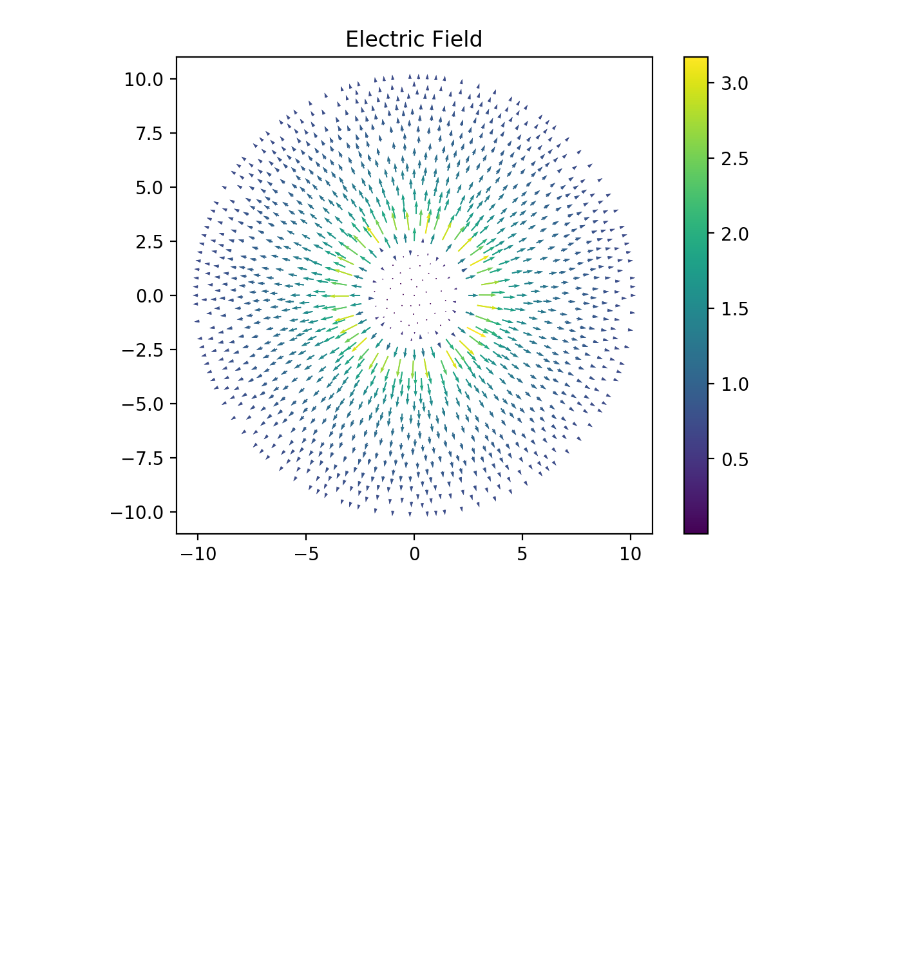
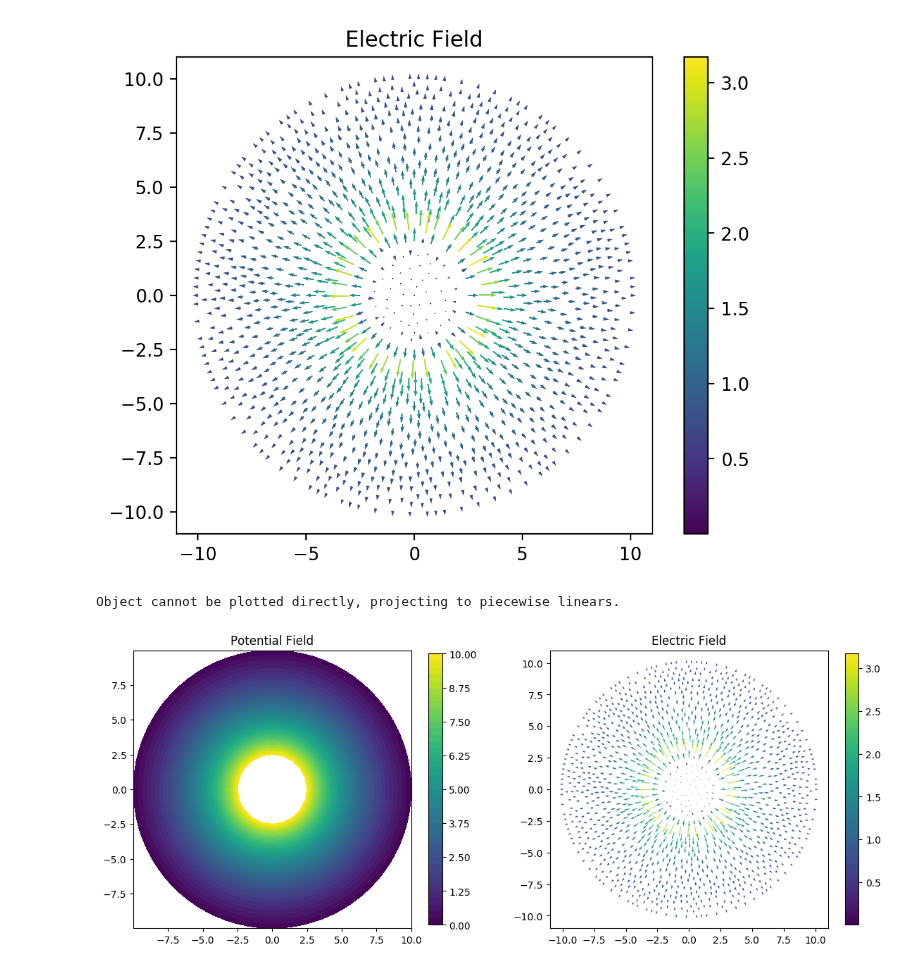
Before and after one commit to emmanuellfc/EM_Tufts_Fall2023, a Jupyter notebook: CoaxialCable_DEV.ipynb, the cells around one changed output. Saved outputs shown, nothing was run; the diff lists cells and outputs as text; code cells hidden in the pictures; blank space fills up the shorter version.

```diff
--- a/CoaxialCable_DEV.ipynb
+++ b/CoaxialCable_DEV.ipynb
@@ -6,6 +6,22 @@ from mshr import *
 # Plotting Libraries
 import matplotlib.pyplot as plt
 plt.style.use("_classic_test_patch")
+# %%
+# Function Definition
+def PlotFields(u_field, e_field):
+    """
+    PlotFields(u_field, e_field)
+    """
+    fig = plt.figure(figsize = (14,10))                       # Set the resolution
+    plt.subplot(121)
+    figU = plot(u_field)
+    plt.colorbar(figU, shrink=0.5)
+    plt.title("Potential Field")
+    plt.subplot(122)
+    figE = plot(e_field)
+    plt.colorbar(figE, shrink = 0.5)
+    plt.title("Electric Field")
+    plt.show()
 # %%
 # Define constants
 innerR = 2.5
@@ -80,0 +107,5 @@ Object cannot be plotted directly, projecting to piecewise linears.
+# %%
+PlotFields(u, e_field)
+# %% [output]
+Object cannot be plotted directly, projecting to piecewise linears.
+[figure, added]
```
Also changed, not shown: parts of 2 cells of this notebook, 7 other files.
